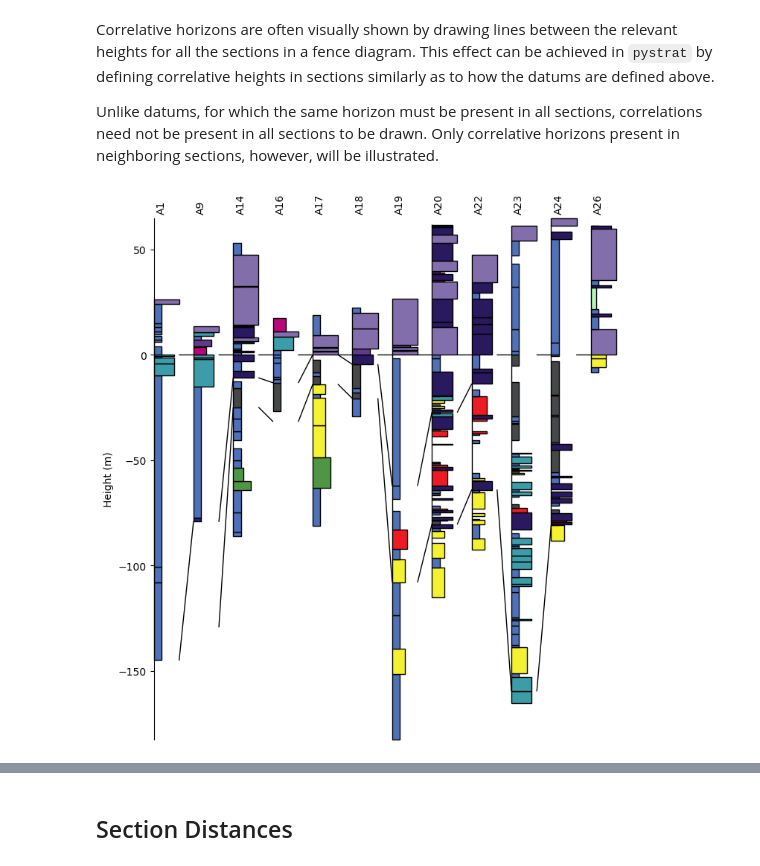
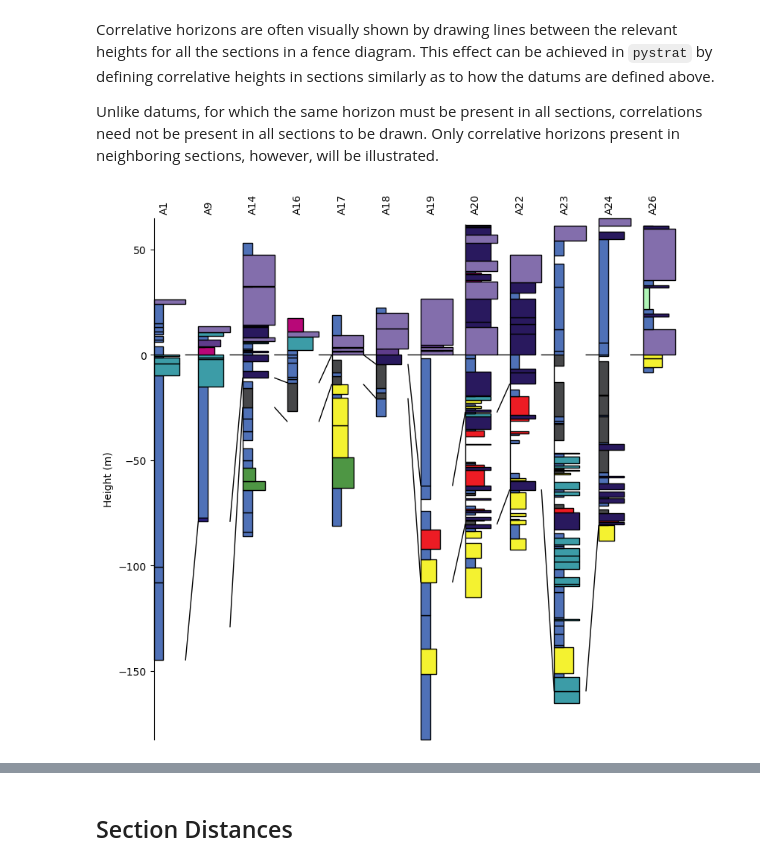
Before and after one commit to yuempark/pystrat, a Jupyter notebook: docs/fence diagrams.ipynb, the cells around one changed output, grey strips where cells are left out. Drawn from its saved outputs; the diff is of its cells as text; code cells hidden in the pictures.

```diff
--- a/docs/fence diagrams.ipynb
+++ b/docs/fence diagrams.ipynb
@@ -124,8 +124,8 @@ fence_3 = pystrat.Fence(sections, coordinates=coordinates,
 # %%
 fig = plt.figure(figsize=(7, 7))
 
-fence_3.plot(style_1, fig=fig)
+fence_3.plot(style_1, fig=fig, col_buffer_fac=0.4)
 
 plt.show()
 # %% [output]
-[figure, old version]
+[figure, new version]
```
Also changed, not shown: parts of 11 cells of this notebook, 1 other file.
